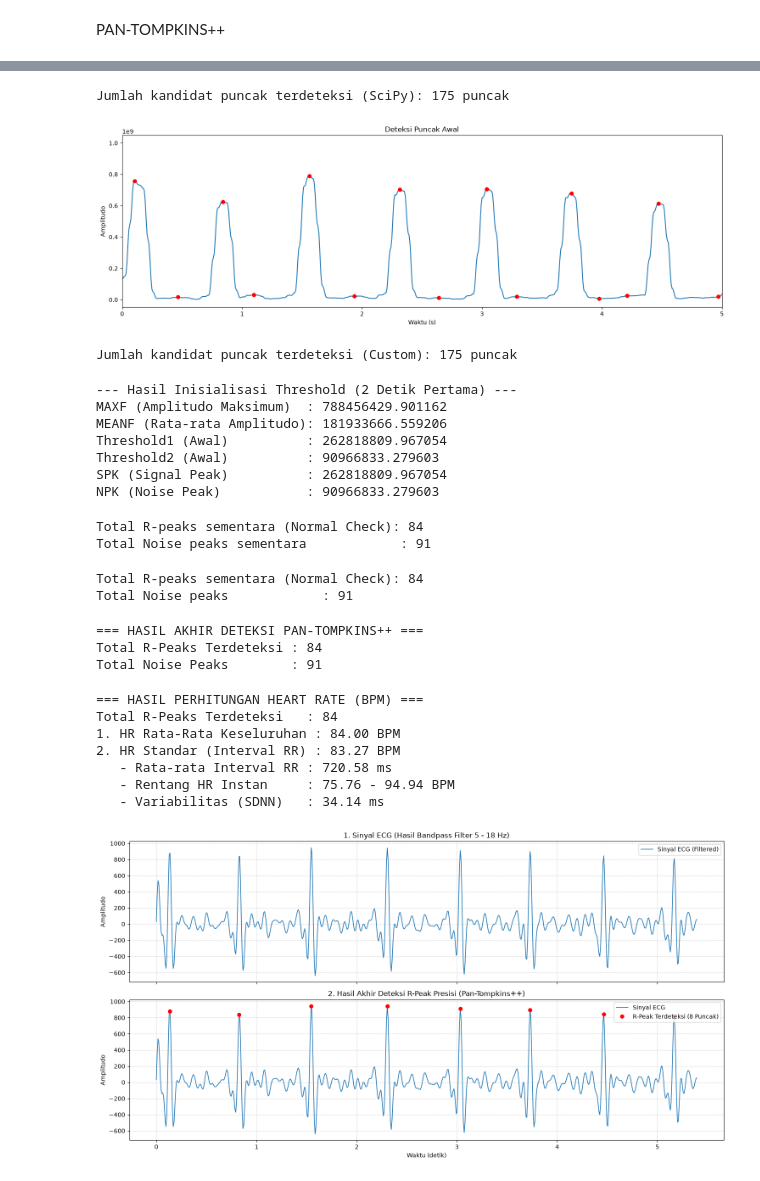
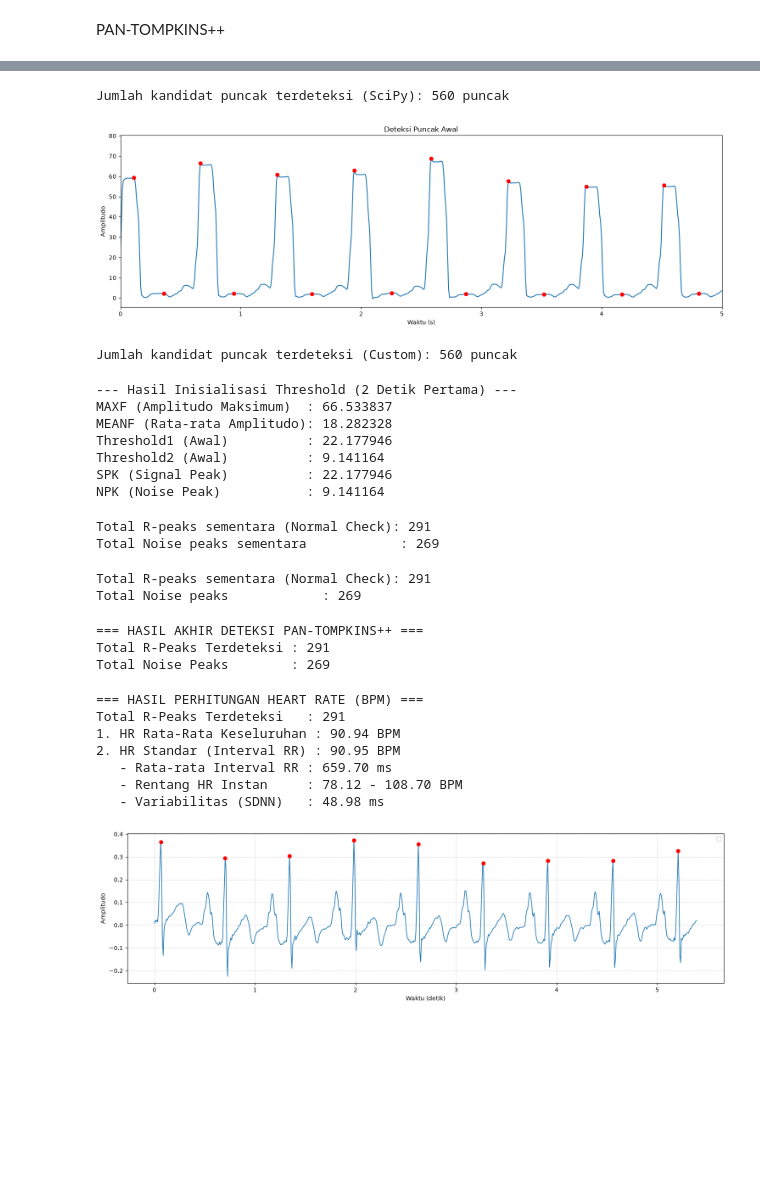
Before and after one commit to FaridAlfaruq/triago_app, a Jupyter notebook: draft_filter/filter_ecg.ipynb, the cells around one changed output, grey strips where cells are left out. Drawn from its saved outputs; the diff is of its cells as text; code cells hidden in the pictures; blank space fills up the shorter version.

```diff
--- a/draft_filter/filter_ecg.ipynb
+++ b/draft_filter/filter_ecg.ipynb
@@ -6,6 +6,6 @@ import pandas as pd
 import matplotlib.pyplot as plt
 from scipy.signal import resample, butter, filtfilt, find_peaks, iirnotch
 from scipy.interpolate import CubicSpline
-df = pd.read_csv(r"TriaGO_FullData_Bed12_20260726_135931.csv", sep=',', header=0)
+df = pd.read_csv(r"C:\Users\Adyty\Documents\Farid ITS\TriaGo\bidmc\bidmc_02_Signals.csv", sep=',', header=0)
 df.head()
 # %% [output]
@@ -18,6 +22,6 @@ df.head()
 # %%
-time = df['Raw_Time_s'].values
-ecg = df['Raw_ECG'].values
+time = df['Time [s]'].values
+ecg = df[' II'].values
 fs = len(ecg) / (time[-1] - time[0])
 print("fs:",fs)
 print("jumlah sample", len(ecg))
@@ -85,7 +89,7 @@ def bandpass(x, low_cut, high_cut, fs = 125, order=4):
     filtered_signal = filtfilt(b, a, x)
     return filtered_signal
 
-ecg_bpf = bandpass(ecg_resample, 5, 18)
+ecg_bpf = bandpass(ecg_resample, 0.5, 50)
 
 fig, ax = plt.subplots(1, 2, figsize=(15, 5))
 durasi = time_resample <= 5
@@ -223,8 +227,8 @@ plt.ylabel("Amplitudo")
 plt.tight_layout()
 plt.show()
 # %% [output]
-Jumlah kandidat puncak terdeteksi (SciPy): 175 puncak
+Jumlah kandidat puncak terdeteksi (SciPy): 560 puncak
-[figure, old version]
+[figure, new version]
 # %%
 def custom_find_peaks(signal, distance):
     # 1. Cari seluruh lokal maksima pada sinyal
@@ -268,7 +272,7 @@ print(
     f"Jumlah kandidat puncak terdeteksi (Custom): {len(peak_indices_custom)} puncak"
 )
 # %% [output]
-Jumlah kandidat puncak terdeteksi (Custom): 175 puncak
+Jumlah kandidat puncak terdeteksi (Custom): 560 puncak
 # %%
 # 1. Tentukan jumlah sampel untuk 2 detik pertama sinyal
 init_duration_sec = 2.0
@@ -299,12 +303,12 @@ print(f"SPK (Signal Peak)          : {SPK:.6f}")
 print(f"NPK (Noise Peak)           : {NPK:.6f}")
 # %% [output]
 --- Hasil Inisialisasi Threshold (2 Detik Pertama) ---
-MAXF (Amplitudo Maksimum)  : 788456429.901162
-MEANF (Rata-rata Amplitudo): 181933666.559206
-Threshold1 (Awal)          : 262818809.967054
-Threshold2 (Awal)          : 90966833.279603
-SPK (Signal Peak)          : 262818809.967054
-NPK (Noise Peak)           : 90966833.279603
+MAXF (Amplitudo Maksimum)  : 66.533837
+MEANF (Rata-rata Amplitudo): 18.282328
+Threshold1 (Awal)          : 22.177946
+Threshold2 (Awal)          : 9.141164
+SPK (Signal Peak)          : 22.177946
+NPK (Noise Peak)           : 9.141164
 # %%
 # Array/List untuk menyimpan hasil pengelompokan puncak
 r_peaks = []
@@ -341,8 +345,8 @@ for peak_idx in peak_indices_scipy:
 print(f"Total R-peaks sementara (Normal Check): {len(r_peaks)}")
 print(f"Total Noise peaks sementara            : {len(noise_peaks)}")
 # %% [output]
-Total R-peaks sementara (Normal Check): 84
-Total Noise peaks sementara            : 91
+Total R-peaks sementara (Normal Check): 291
+Total Noise peaks sementara            : 269
 # %%
 # Hitung jumlah sampel untuk jendela 70 ms
 N_70 = int(np.round(0.070 * target_fs))
@@ -410,8 +414,8 @@ for peak_idx in peak_indices_scipy:
 print(f"Total R-peaks sementara (Normal Check): {len(r_peaks)}")
 print(f"Total Noise peaks            : {len(noise_peaks)}")
 # %% [output]
-Total R-peaks sementara (Normal Check): 84
-Total Noise peaks            : 91
+Total R-peaks sementara (Normal Check): 291
+Total Noise peaks            : 269
 # %%
 def calculate_meansb(r_peaks, all_peaks, current_peak_idx, signal):
     """Menghitung MEANSB: Rata-rata amplitudo dari 3 QRS sebelumnya dan 3 puncak setelahnya."""
@@ -520,8 +524,8 @@ print(f"Total R-Peaks Terdeteksi : {len(r_peaks)}")
 print(f"Total Noise Peaks        : {len(noise_peaks)}")
 # %% [output]
 === HASIL AKHIR DETEKSI PAN-TOMPKINS++ ===
-Total R-Peaks Terdeteksi : 84
-Total Noise Peaks        : 91
+Total R-Peaks Terdeteksi : 291
+Total Noise Peaks        : 269
 # %%
 durasi_menit = time_resample[-1] / 60.0
 bpm_overall = len(r_peaks) / durasi_menit
@@ -564,12 +568,12 @@ else:
     print("Jumlah R-peak tidak cukup untuk menghitung interval RR.")
 # %% [output]
 === HASIL PERHITUNGAN HEART RATE (BPM) ===
-Total R-Peaks Terdeteksi   : 84
-1. HR Rata-Rata Keseluruhan : 84.00 BPM
-2. HR Standar (Interval RR) : 83.27 BPM
-   - Rata-rata Interval RR : 720.58 ms
-   - Rentang HR Instan     : 75.76 - 94.94 BPM
-   - Variabilitas (SDNN)   : 34.14 ms
+Total R-Peaks Terdeteksi   : 291
+1. HR Rata-Rata Keseluruhan : 90.94 BPM
+2. HR Standar (Interval RR) : 90.95 BPM
+   - Rata-rata Interval RR : 659.70 ms
+   - Rentang HR Instan     : 78.12 - 108.70 BPM
+   - Variabilitas (SDNN)   : 48.98 ms
 # %%
 start_idx = 0
 end_idx = 675
@@ -613,39 +617,35 @@ ax1.plot(
     color="tab:blue",
     linewidth=1.2,
     label="Sinyal ECG (Filtered)",
 )
 ax1.set_title("1. Sinyal ECG (Hasil Bandpass Filter 5 - 18 Hz)", fontsize=12)
 ax1.set_ylabel("Amplitudo", fontsize=10)
 ax1.grid(True, linestyle="--", alpha=0.5)
 ax1.legend(loc="upper right")
+ax1.set_visible(False)
 
 # Subplot 2: Hasil Akhir Deteksi Presisi (Tepat di Puncak)
 ax2.plot(
     time_resample[start_idx:end_idx],
     ecg_bpf[start_idx:end_idx],
     color="tab:blue",
     linewidth=1.2,
-    label="Sinyal ECG",
 )
 ax2.plot(
     time_resample[r_peaks_in_range_aligned],
     ecg_bpf[r_peaks_in_range_aligned],
     "ro",
     markersize=6,
-    label=f"R-Peak Terdeteksi ({len(r_peaks_in_range_aligned)} Puncak)",
-)
-ax2.set_title(
-    "2. Hasil Akhir Deteksi R-Peak Presisi (Pan-Tompkins++)", fontsize=12
 )
 ax2.set_xlabel("Waktu (detik)", fontsize=10)
 ax2.set_ylabel("Amplitudo", fontsize=10)
 ax2.grid(True, linestyle="--", alpha=0.5)
 ax2.legend(loc="upper right")
 
 plt.tight_layout()
 plt.show()
 # %% [output]
-[figure, old version]
+[figure, new version]
 # %%
 import numpy as np
 from scipy.ndimage import median_filter
```
Also changed, not shown: parts of 15 cells of this notebook, 9 other files.
